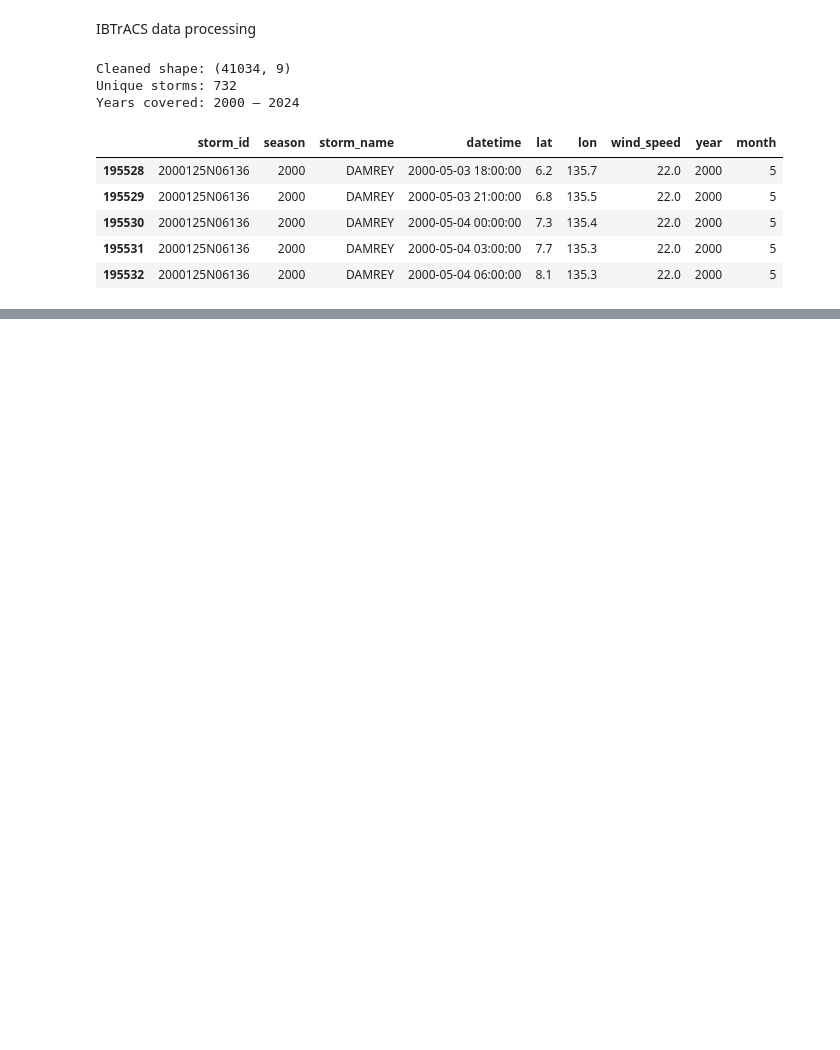
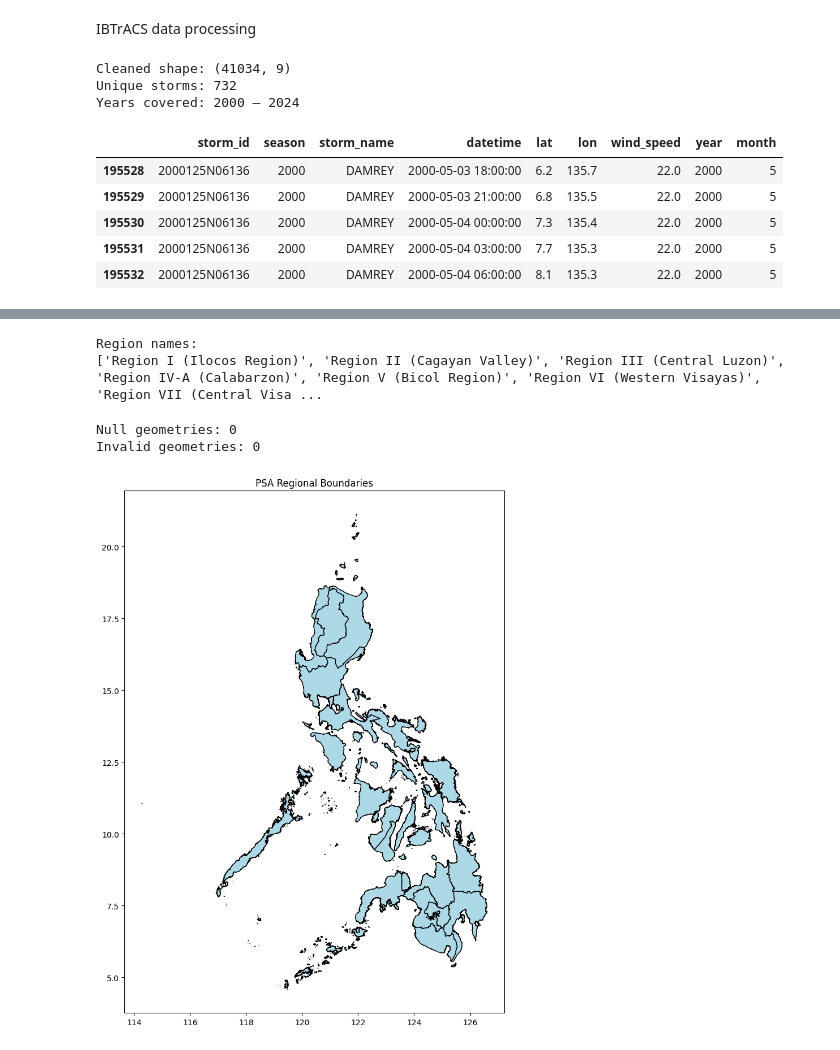
Before and after one commit to SamHuertas/Monte-Carlo-Simulation-of-Academic-Risk-Under-Typhoon-Disruptions, a Jupyter notebook: notebook/01_data_processing.ipynb, the cells around one changed output, grey strips where cells are left out. Drawn from its saved outputs; the diff is of its cells as text; code cells hidden in the pictures; blank space fills up the shorter version.

Commit message:
feat: load and validate PSA regional shapefile

```diff
--- a/notebook/01_data_processing.ipynb
+++ b/notebook/01_data_processing.ipynb
@@ -73,0 +78,8 @@ Years covered: 2000 – 2024
+# %%
+regions_gdf = gpd.read_file('../data/phl_admbnda_adm1_psa_namria_20231106.shp')
+regions_gdf = regions_gdf.to_crs(epsg=4326)
+
+print('Number of regions:', len(regions_gdf))
+print('CRS:', regions_gdf.crs)
+print('Columns:', regions_gdf.columns.tolist())
+regions_gdf.head()
@@ -73,0 +96,23 @@ Years covered: 2000 – 2024
+# %%
+print('Region names:')
+print(regions_gdf['ADM1_EN'].tolist())
+# %% [output]
+Region names:
+['Region I (Ilocos Region)', 'Region II (Cagayan Valley)', 'Region III (Central Luzon)', 'Region IV-A (Calabarzon)', 'Region V (Bicol Region)', 'Region VI (Western Visayas)', 'Region VII (Central Visa ...
+# %%
+null_geom = regions_gdf[regions_gdf.geometry.isna()]
+invalid_geom = regions_gdf[~regions_gdf.geometry.is_valid]
+
+print('Null geometries:', len(null_geom))
+print('Invalid geometries:', len(invalid_geom))
+# %% [output]
+Null geometries: 0
+Invalid geometries: 0
+# %%
+fig, ax = plt.subplots(figsize=(8, 10))
+regions_gdf.plot(ax=ax, edgecolor='black', facecolor='lightblue')
+ax.set_title('PSA Regional Boundaries')
+plt.tight_layout()
+plt.show()
+# %% [output]
+[figure, added]
```
Also changed, not shown: parts of 5 cells of this notebook.
